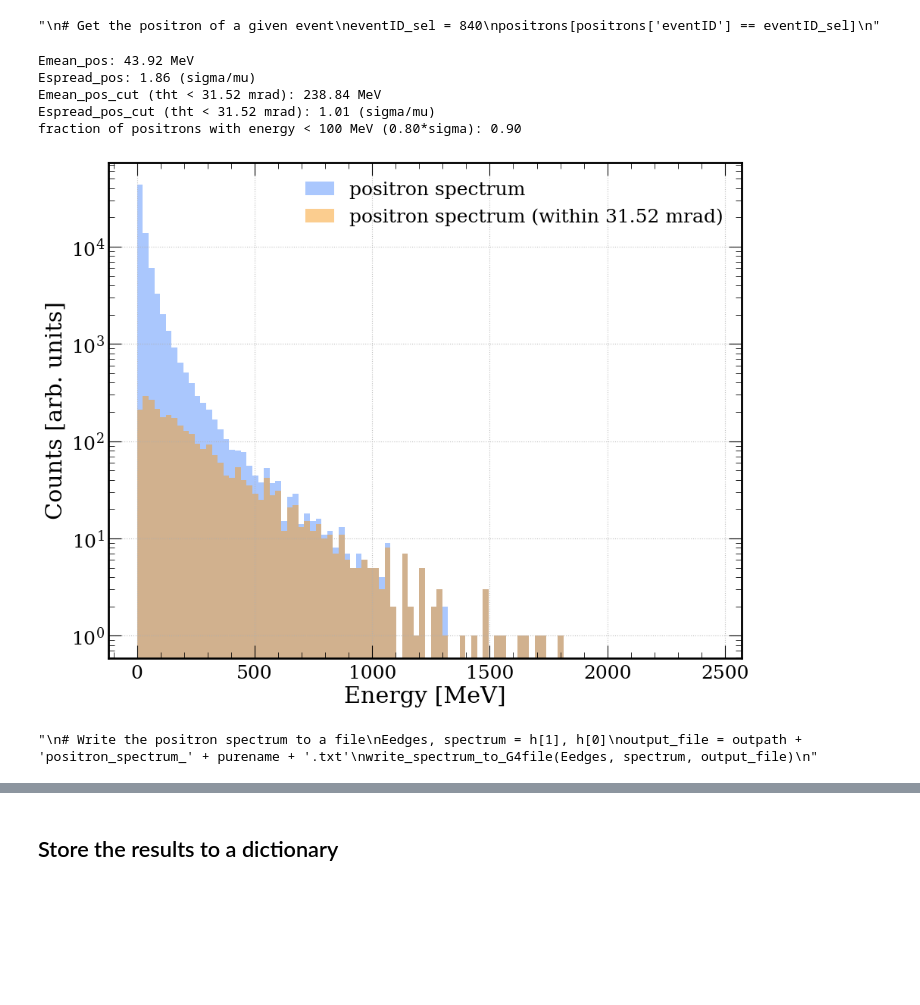
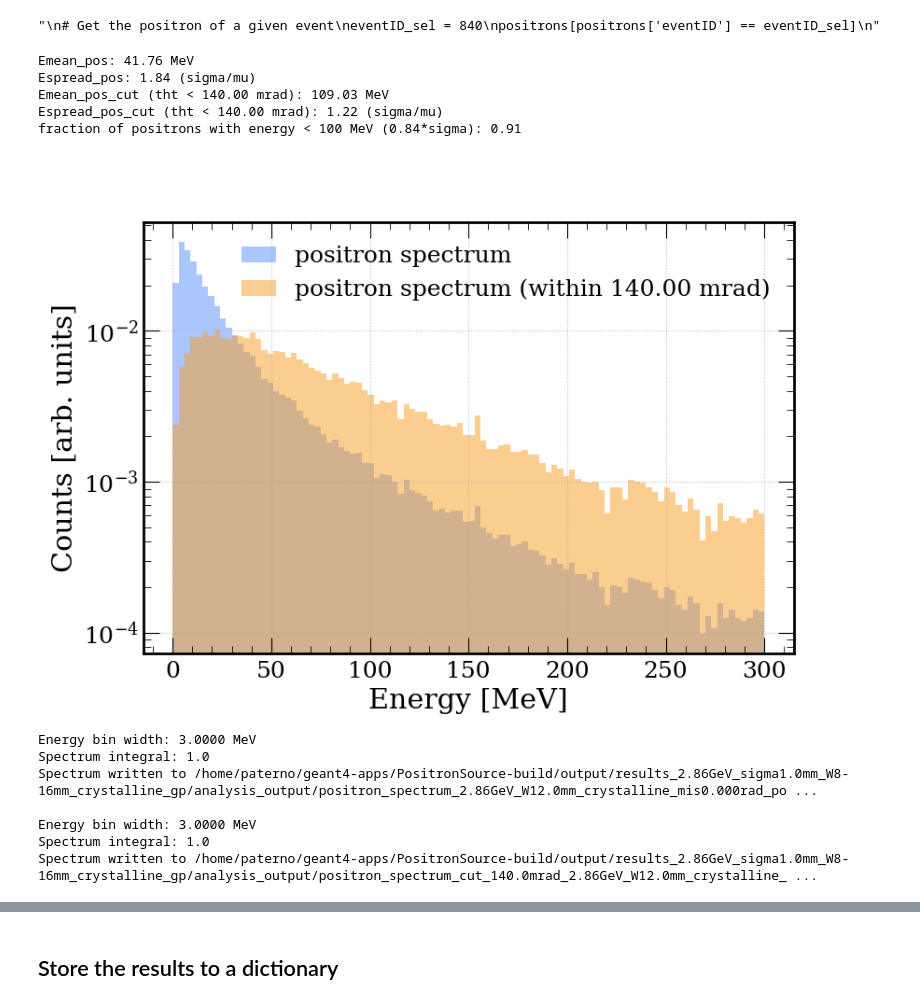
Before and after one commit to paternog/PositronSource, a Jupyter notebook: analysis_scripts/PS_G4_file_analysis.ipynb, the cells around one changed output, grey strips where cells are left out. Saved outputs shown, nothing was run; the diff lists cells and outputs as text; code cells hidden in the pictures; blank space fills up the shorter version.

Commit message:
improved analysis_scripts

```diff
--- a/analysis_scripts/PS_G4_file_analysis.ipynb
+++ b/analysis_scripts/PS_G4_file_analysis.ipynb
@@ -43,8 +43,8 @@ pd.set_option('display.float_format', '{:.2f}'.format)
 #name = "output_2.86GeV_W15.0mm_conventional"
 #conv_th = 15 #mm
 
-#path = "/home/paterno/geant4-apps/PositronSource-build/output/results_2.86GeV_sigma1.0mm_W8-16mm_crystalline_gp/"
-#name = "output_2.86GeV_W12.0mm_crystalline_mis0.000rad_pot0.050A"
+path = "/home/paterno/geant4-apps/PositronSource-build/output/results_2.86GeV_sigma1.0mm_W8-16mm_crystalline_gp/"
+name = "output_2.86GeV_W12.0mm_crystalline_mis0.000rad_pot0.050A"
 
 #path = "/home/paterno/geant4-apps/PositronSource-build/output/results_6GeV_sigma0.5mm_W4-24mm_conventional_gp/"
 #name = "output_6GeV_W17.0mm_conventional"
@@ -72,8 +72,8 @@ pd.set_option('display.float_format', '{:.2f}'.format)
 #name = "output_2.86GeV_W15.0mm_conventional"
 #path = "C:/DATI/Geant4/PositronSource-build/output/results_2.86GeV_sigma1.0mm_W8-16mm_crystalline_gp/"
 #name = "output_2.86GeV_W12.0mm_crystalline_mis0.000rad_pot0.050A"
-path = "C:/DATI/Geant4/PositronSource-build/output/results_2.86GeV_sigma1.0mm_W12mm_crystalline_mis_HT_gp/"
-name = "output_2.86GeV_W12.0mm_crystalline_mis0.002rad_pot0.065A"
+#path = "C:/DATI/Geant4/PositronSource-build/output/results_2.86GeV_sigma1.0mm_W12mm_crystalline_mis_HT_gp/"
+#name = "output_2.86GeV_W12.0mm_crystalline_mis0.002rad_pot0.065A"
 
 """
 #path = "/home/paterno/geant4-apps/PositronSource-build/output/results_6GeV_sigma0.5mm_W_radiator2mm_D0-60cm_target9mm_gp/"
@@ -91,7 +91,7 @@ name = "output_%sGeV_W%smm_D%scm_target%smm" % (Ein, rad_th, Dcm, conv_th)
 ## Save and export settings
 # %%
 # Figure save option
-saveFigs = False
+saveFigs = True
 
 # Option to convert file for RF-Track
 convertFileToRFTrack = False
@@ -844,52 +844,62 @@ Estdev = np.std(E_pos)
 Espread_pos = Estdev / Emean_pos
 print("Emean_pos:", round(Emean_pos, 2), "MeV")
 print("Espread_pos:", round(Espread_pos, 2), "(sigma/mu)")
-angle_cut = np.mean(divergence) #mrad
+#angle_cut = np.mean(divergence) #mrad
+angle_cut = 140 #mrad
 positrons_cut = positrons[positrons["tht"] < angle_cut]
 #mask = (positrons.x**2+positrons.y**2)**0.5 < np.abs(np.mean([beamSizeX[1], beamSizeY[1]]))
 #positrons_cut = positrons[mask]
 E_pos_cut = (positrons_cut.P**2 + 0.511**2)**0.5 #MeV
 Emean_pos_cut = np.mean(E_pos_cut)
 Estdev_cut = np.std(E_pos_cut)
 Espread_pos_cut = Estdev_cut / Emean_pos_cut
 print("Emean_pos_cut (tht < %.2f mrad):" % angle_cut, round(Emean_pos_cut, 2), "MeV")
 print("Espread_pos_cut (tht < %.2f mrad):" % angle_cut, round(Espread_pos_cut, 2), "(sigma/mu)")
 Eth = 100 # MeV
 NposEth = len(E_pos.values[E_pos.values < Eth]) / len(E_pos.values)
 NsigmaEth = Eth / (Emean_pos + Estdev)
 print("fraction of positrons with energy < %.0f MeV (%.2f*sigma): %.2f" % (Eth, NsigmaEth, NposEth))
 
 # Plot histogram of positrons energy
 nbin_pos = 100
-range_pos = (0, 2450)
-h = plt.hist(E_pos, density=False, bins=nbin_pos, range=range_pos, alpha=0.5, \
+range_pos = (0, 300)
+plt.figure(figsize=(9, 6))
+h = plt.hist(E_pos, density=True, bins=nbin_pos, range=range_pos, alpha=0.5, \
              label='positron spectrum')
-plt.hist(E_pos_cut, density=False, bins=nbin_pos, range=range_pos, alpha=0.5, \
-         label='positron spectrum (within %.2f mrad)' % (angle_cut))
+h2 = plt.hist(E_pos_cut, density=True, bins=nbin_pos, range=range_pos, alpha=0.5, \
+              label='positron spectrum (within %.2f mrad)' % (angle_cut))
 plt.legend()
 plt.xlabel('Energy [MeV]')
 plt.ylabel('Counts [arb. units]')
 plt.title('')
 plt.grid(True)
 plt.yscale('log')
 if saveFigs:
     plt.savefig(outpath + 'eplusBeam_E_distrib_' + purename + '.jpg')
 plt.show()
 
-"""
+
 # Write the positron spectrum to a file
 Eedges, spectrum = h[1], h[0]
 output_file = outpath + 'positron_spectrum_' + purename + '.txt'
 write_spectrum_to_G4file(Eedges, spectrum, output_file)
-"""
+_, spectrum_cut = h2[1], h2[0]
+output_file_cut = outpath + 'positron_spectrum_cut_%.1fmrad_' % angle_cut + purename + '.txt'
+write_spectrum_to_G4file(Eedges, spectrum_cut, output_file_cut)
 # %% [output]
-Emean_pos: 43.92 MeV
-Espread_pos: 1.86 (sigma/mu)
-Emean_pos_cut (tht < 31.52 mrad): 238.84 MeV
-Espread_pos_cut (tht < 31.52 mrad): 1.01 (sigma/mu)
-fraction of positrons with energy < 100 MeV (0.80*sigma): 0.90
+Emean_pos: 41.76 MeV
+Espread_pos: 1.84 (sigma/mu)
+Emean_pos_cut (tht < 140.00 mrad): 109.03 MeV
+Espread_pos_cut (tht < 140.00 mrad): 1.22 (sigma/mu)
+fraction of positrons with energy < 100 MeV (0.84*sigma): 0.91
-[figure, old version]
+[figure, new version]
-"\n# Write the positron spectrum to a file\nEedges, spectrum = h[1], h[0]\noutput_file = outpath + 'positron_spectrum_' + purename + '.txt'\nwrite_spectrum_to_G4file(Eedges, spectrum, output_file)\n"
+Energy bin width: 3.0000 MeV
+Spectrum integral: 1.0
+Spectrum written to /home/paterno/geant4-apps/PositronSource-build/output/results_2.86GeV_sigma1.0mm_W8-16mm_crystalline_gp/analysis_output/positron_spectrum_2.86GeV_W12.0mm_crystalline_mis0.000rad_po ...
+
+Energy bin width: 3.0000 MeV
+Spectrum integral: 1.0
+Spectrum written to /home/paterno/geant4-apps/PositronSource-build/output/results_2.86GeV_sigma1.0mm_W8-16mm_crystalline_gp/analysis_output/positron_spectrum_cut_140.0mrad_2.86GeV_W12.0mm_crystalline_ ...
 # %%
 #convertFileToRFTrack = True
 
```
Also changed, not shown: parts of 14 cells of this notebook, 3 other files.
